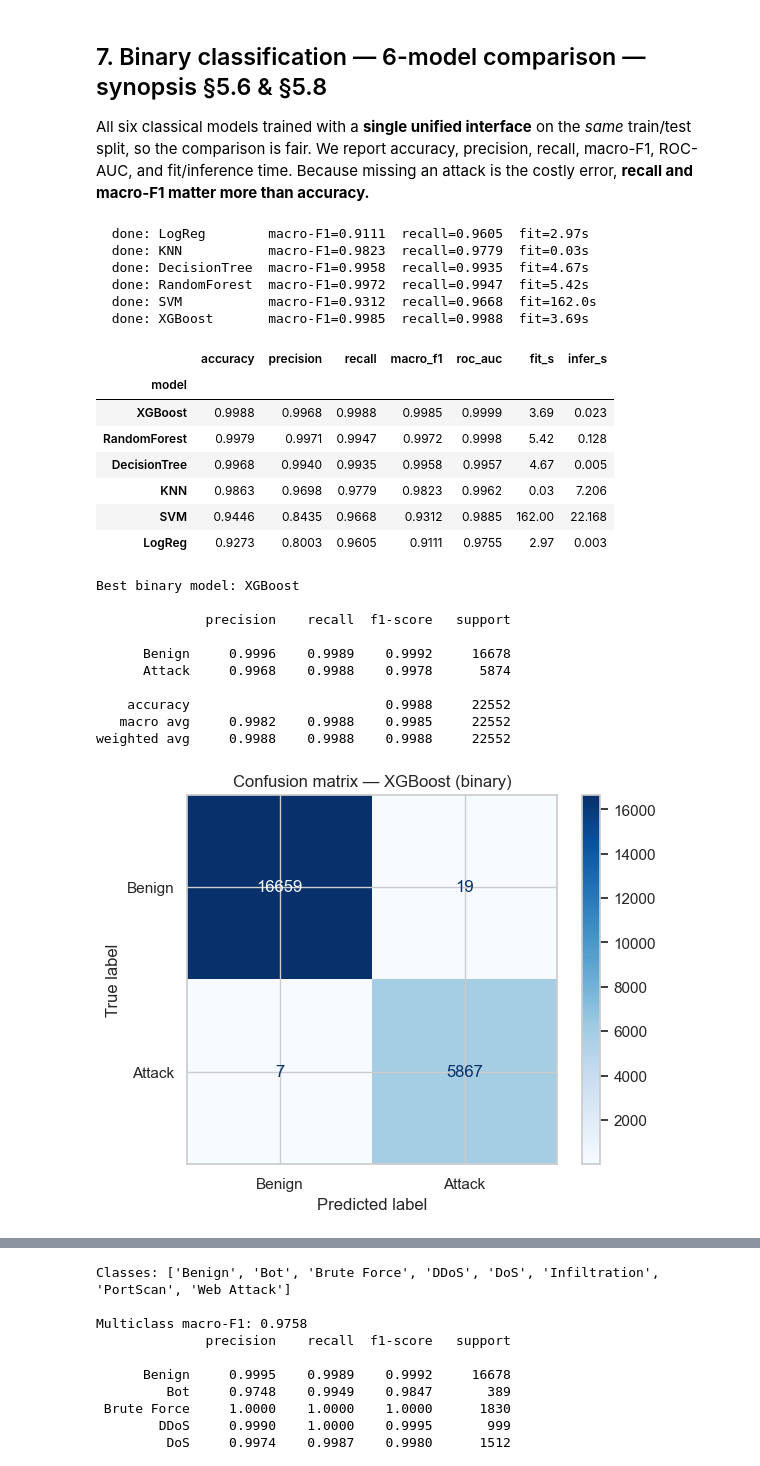
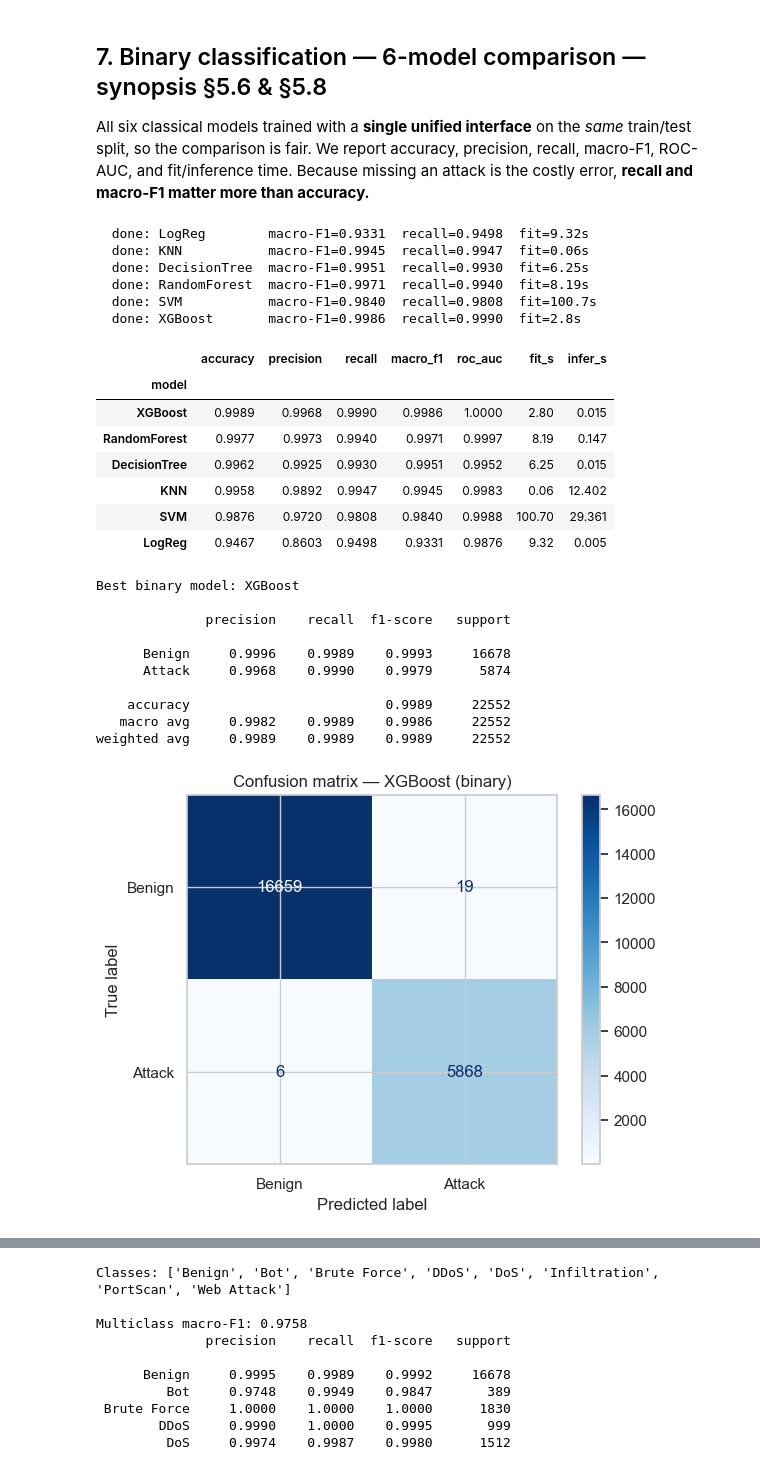
Before and after one commit to bluecode-hub/ml-courses, a Jupyter notebook: notebook/network_intrusion_detection.ipynb, the cells around one changed output, grey strips where cells are left out. Saved outputs shown, nothing was run; the diff lists cells and outputs as text; code cells hidden in the pictures.

```diff
--- a/notebook/network_intrusion_detection.ipynb
+++ b/notebook/network_intrusion_detection.ipynb
@@ -63,13 +73,14 @@ downsampled (see `smart_sample`). Raise it if you have time/RAM; lower it for a
 # %%
 # >>>>>>>>>>>>>>>>>>>>  EDIT THIS  <<<<<<<<<<<<<<<<<<<<
-DATA_DIR = "C:\\Nikhil\\Manipal\\AI_Projects\\ML_Project\\MachineLearningCSV\\MachineLearningCVE"   # folder containing the 8 CICIDS2017 CSVs
+DATA_DIR = "C:\ \Nikhil\\Manipal\\AI_Projects\\ML_Project\\MachineLearningCSV\\MachineLearningCVE"   # folder containing the 8 CICIDS2017 CSVs
 # >>>>>>>>>>>>>>>>>>>>>>>>>>>>>>>>>>>>>>>>>>>>>>>>>>>>>
 
-RANDOM_STATE = 42
-MAX_ROWS     = 100_000     # cap for the main modelling set (stratified; rare classes kept in full)
-TEST_SIZE    = 0.20
-RUN_TUNING   = False       # set True to run RandomizedSearchCV (slower) in §5.9
-ARTIFACT_DIR = "artifacts"
+RANDOM_STATE  = 42
+MAX_ROWS      = 100_000    # cap for the main modelling set (stratified; rare classes kept in full)
+TEST_SIZE     = 0.20
+RUN_TUNING    = False      # set True to run RandomizedSearchCV (slower) in §5.9
+LOG_TRANSFORM = True       # signed-log the features before scaling — helps LogReg/SVM, harmless to trees
+ARTIFACT_DIR  = "artifacts"
 os.makedirs(ARTIFACT_DIR, exist_ok=True)
 
 np.random.seed(RANDOM_STATE)
@@ -327,17 +346,30 @@ Name: count, dtype: int64
 # %%
+def _signed_log(X):
+    # signed log1p: compresses the huge dynamic range of flow features (durations, byte counts)
+    # while tolerating the negative sentinels CICIDS2017 uses (e.g. Init_Win_bytes = -1).
+    return np.sign(X) * np.log1p(np.abs(X))
+
+def make_preprocessor():
+    steps = []
+    if LOG_TRANSFORM:
+        steps.append(("signed_log", FunctionTransformer(_signed_log, feature_names_out="one-to-one")))
+    steps.append(("scale", StandardScaler()))
+    return Pipeline(steps)
+
 def split_and_scale(frame, feats, target_col, stratify_col=None):
     X = frame[feats]
     y = frame[target_col]
     strat = frame[stratify_col] if stratify_col else y
     Xtr, Xte, ytr, yte = train_test_split(
         X, y, test_size=TEST_SIZE, random_state=RANDOM_STATE, stratify=strat)
-    scaler = StandardScaler().fit(Xtr)          # fit on TRAIN only (no leakage)
-    return (scaler.transform(Xtr), scaler.transform(Xte), ytr.values, yte.values, scaler)
+    prep = make_preprocessor().fit(Xtr)         # fit on TRAIN only (no leakage)
+    return (prep.transform(Xtr), prep.transform(Xte), ytr.values, yte.values, prep)
 
 X_train, X_test, y_train, y_test, scaler = split_and_scale(
     model_df, ALL_FEATURES, "target", stratify_col="target")
 print("Train:", X_train.shape, " Test:", X_test.shape)
 print("Train attack %:", round(100*y_train.mean(),2), " Test attack %:", round(100*y_test.mean(),2))
+print("Preprocessing:", "signed-log + StandardScaler" if LOG_TRANSFORM else "StandardScaler only")
 # %% [output]
 Train: (90205, 75)  Test: (22552, 75)
 Train attack %: 26.05  Test attack %: 26.05
@@ -390,7 +423,7 @@ Because missing an attack is the costly error, **recall and macro-F1 matter more
 # %%
 def build_models(class_weight="balanced"):
     return {
-        "LogReg":       LogisticRegression(max_iter=1000, class_weight=class_weight,
+        "LogReg":       LogisticRegression(max_iter=2000, class_weight=class_weight,
                                            random_state=RANDOM_STATE, n_jobs=-1),
         "KNN":          KNeighborsClassifier(n_neighbors=5, n_jobs=-1),
         "DecisionTree": DecisionTreeClassifier(class_weight=class_weight, random_state=RANDOM_STATE),
@@ -409,45 +442,45 @@ def evaluate(name, model, Xtr, ytr, Xte, yte, average="binary"):
     if average == "binary":
         try:
             score = model.predict_proba(Xte)[:, 1] if hasattr(model, "predict_proba") \
                     else model.decision_function(Xte)
             auc = roc_auc_score(yte, score)
         except Exception:
             pass
     return {
         "model": name,
         "accuracy":  accuracy_score(yte, y_pred),
         "precision": precision_score(yte, y_pred, average=average, zero_division=0),
         "recall":    recall_score(yte, y_pred, average=average, zero_division=0),
         "macro_f1":  f1_score(yte, y_pred, average="macro"),
         "roc_auc":   auc,
         "fit_s":     round(fit_s, 2),
         "infer_s":   round(inf_s, 3),
     }
 
 results = []
 for name, model in build_models(class_weight="balanced").items():
     r = evaluate(name, model, X_train, y_train, X_test, y_test)
     results.append(r)
     print(f"  done: {name:13s} macro-F1={r['macro_f1']:.4f}  recall={r['recall']:.4f}  fit={r['fit_s']}s")
 
 binary_results = pd.DataFrame(results).set_index("model").sort_values("macro_f1", ascending=False)
 print()
 binary_results.round(4)
 # %% [output]
-  done: LogReg        macro-F1=0.9111  recall=0.9605  fit=2.97s
-  done: KNN           macro-F1=0.9823  recall=0.9779  fit=0.03s
-  done: DecisionTree  macro-F1=0.9958  recall=0.9935  fit=4.67s
-  done: RandomForest  macro-F1=0.9972  recall=0.9947  fit=5.42s
-  done: SVM           macro-F1=0.9312  recall=0.9668  fit=162.0s
-  done: XGBoost       macro-F1=0.9985  recall=0.9988  fit=3.69s
+  done: LogReg        macro-F1=0.9331  recall=0.9498  fit=9.32s
+  done: KNN           macro-F1=0.9945  recall=0.9947  fit=0.06s
+  done: DecisionTree  macro-F1=0.9951  recall=0.9930  fit=6.25s
+  done: RandomForest  macro-F1=0.9971  recall=0.9940  fit=8.19s
+  done: SVM           macro-F1=0.9840  recall=0.9808  fit=100.7s
+  done: XGBoost       macro-F1=0.9986  recall=0.9990  fit=2.8s
 |  | accuracy | precision | recall | macro_f1 | roc_auc | fit_s | infer_s |
 | model |  |  |  |  |  |  |  |
-| XGBoost | 0.9988 | 0.9968 | 0.9988 | 0.9985 | 0.9999 | 3.69 | 0.023 |
-| RandomForest | 0.9979 | 0.9971 | 0.9947 | 0.9972 | 0.9998 | 5.42 | 0.128 |
-| DecisionTree | 0.9968 | 0.9940 | 0.9935 | 0.9958 | 0.9957 | 4.67 | 0.005 |
-| KNN | 0.9863 | 0.9698 | 0.9779 | 0.9823 | 0.9962 | 0.03 | 7.206 |
-| SVM | 0.9446 | 0.8435 | 0.9668 | 0.9312 | 0.9885 | 162.00 | 22.168 |
-| LogReg | 0.9273 | 0.8003 | 0.9605 | 0.9111 | 0.9755 | 2.97 | 0.003 |
+| XGBoost | 0.9989 | 0.9968 | 0.9990 | 0.9986 | 1.0000 | 2.80 | 0.015 |
+| RandomForest | 0.9977 | 0.9973 | 0.9940 | 0.9971 | 0.9997 | 8.19 | 0.147 |
+| DecisionTree | 0.9962 | 0.9925 | 0.9930 | 0.9951 | 0.9952 | 6.25 | 0.015 |
+| KNN | 0.9958 | 0.9892 | 0.9947 | 0.9945 | 0.9983 | 0.06 | 12.402 |
+| SVM | 0.9876 | 0.9720 | 0.9808 | 0.9840 | 0.9988 | 100.70 | 29.361 |
+| LogReg | 0.9467 | 0.8603 | 0.9498 | 0.9331 | 0.9876 | 9.32 | 0.005 |
 # %%
 # Confusion matrix + full report for the best binary model
 best_name = binary_results.index[0]
@@ -463,10 +496,10 @@ Best binary model: XGBoost
 
               precision    recall  f1-score   support
 
-      Benign     0.9996    0.9989    0.9992     16678
-      Attack     0.9968    0.9988    0.9978      5874
+      Benign     0.9996    0.9989    0.9993     16678
+      Attack     0.9968    0.9990    0.9979      5874
 
-    accuracy                         0.9988     22552
-   macro avg     0.9982    0.9988    0.9985     22552
-weighted avg     0.9988    0.9988    0.9988     22552
+    accuracy                         0.9989     22552
+   macro avg     0.9982    0.9989    0.9986     22552
+weighted avg     0.9989    0.9989    0.9989     22552
 [figure]
```
Also changed, not shown: parts of 23 cells of this notebook, 1 other file.
